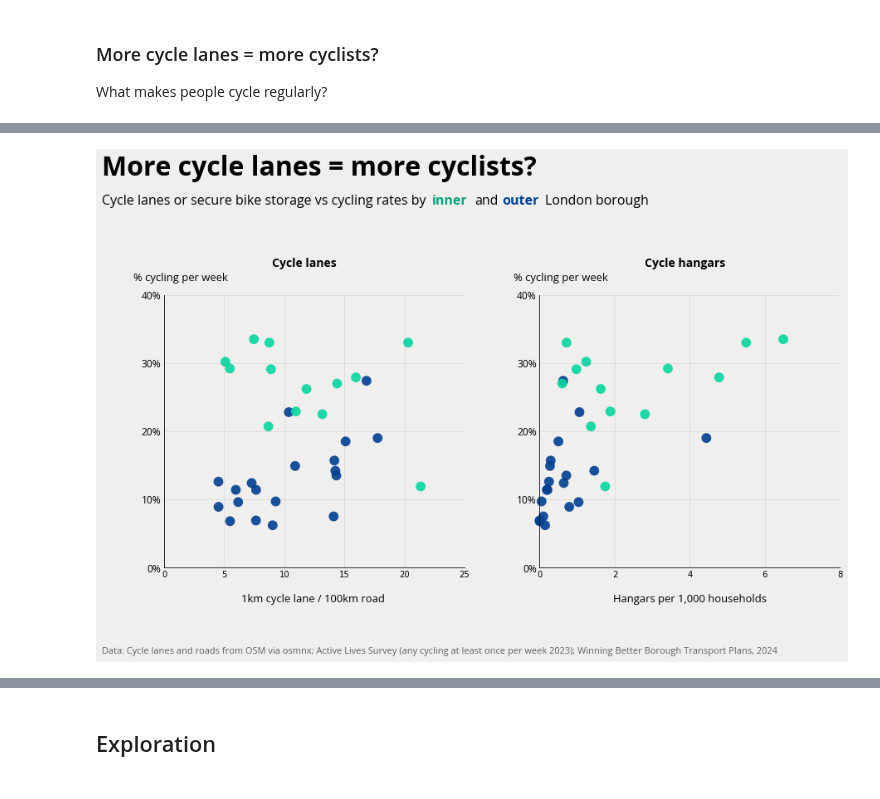
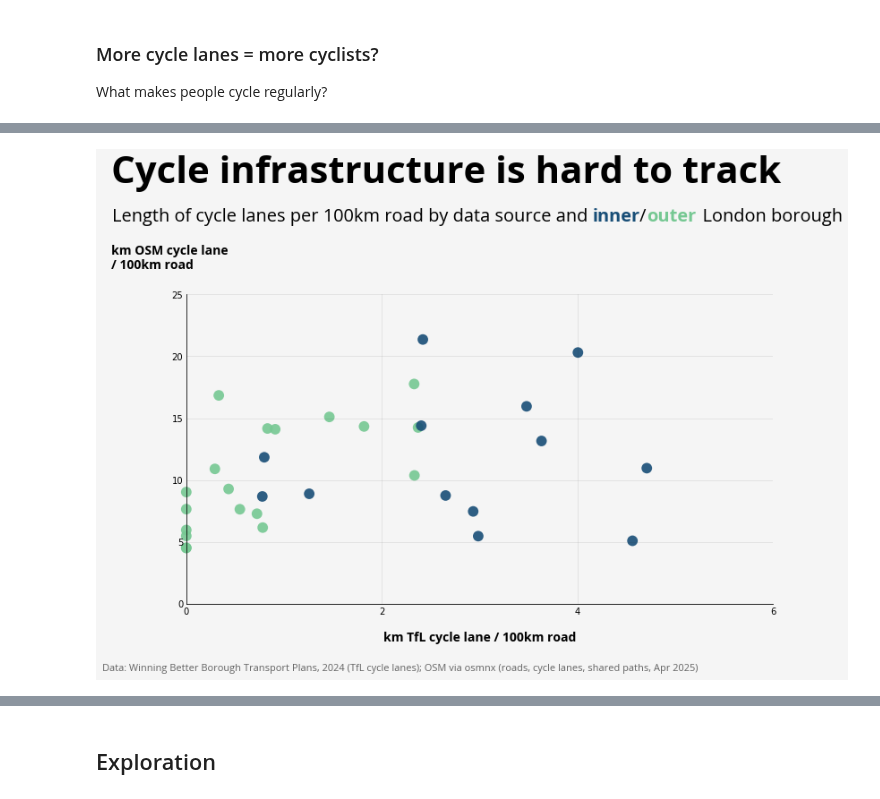
Before and after one commit to Lisa-Ho/small-data-projects, a Jupyter notebook: 2025/2504-cycling-rates-infra/cycling-rates-vs-infra.ipynb, the cells around one changed output, grey strips where cells are left out. Saved outputs shown, nothing was run; the diff lists cells and outputs as text; code cells hidden in the pictures.

Commit message:
created a couple of plots for a story

```diff
--- a/2025/2504-cycling-rates-infra/cycling-rates-vs-infra.ipynb
+++ b/2025/2504-cycling-rates-infra/cycling-rates-vs-infra.ipynb
@@ -140,7 +142,7 @@ hangar_stats.head()
 #read in each tab and merge into one table
 rates = pd.read_excel("cw0302-proportion-of-adults-that-cycle-by-frequency-purpose-and-local-authority.xlsx",
                        sheet_name="CW0302", skiprows=4)
-rates = rates[rates["ONS Code"].isin(london["GSS_CODE"])].reset_index(drop=True)
+#rates = rates[rates["ONS Code"].isin(london["GSS_CODE"])].reset_index(drop=True)
 # replace missing data
 years = ['2016', '2017', '2018','2019', '2020', '2021', '2022', '2023']
 for year in years:
@@ -231,3 +248,10 @@ gdf.head()
+# %%
+#save output file
+gdf.to_csv("gdf_for_analysis.csv", index=False)
+
+#save df output file
+df = pd.DataFrame(gdf.drop(columns="geometry"))
+df.to_csv("df_for_analysis.csv", index=False)
 # %% [markdown]
 ## Data viz
 # %%
@@ -242,8 +266,8 @@ What makes people cycle regularly?
 # %%
 #data inputs
 year = "2023"
-rates_f = filter_rates("Any", "At least once per month", year)
-data = pd.merge(gdf, rates_f, left_on="GSS_CODE", right_on="ONS Code", how="left")
+rates_f = filter_rates("Any", "At least once per week", year)
+data = pd.merge(df, rates_f, left_on="GSS_CODE", right_on="ONS Code", how="left")
 
 #fonts
 font_r = load_font(
@@ -320,65 +528,53 @@ plt.show()
 # %%
-colors = {"bg": "#F1EFEE"}
+colors = {"bg": "#F5F5F5", "inner":"#184e77", "outer":"#76c893" }
+data = df[df["nicename"]!="City"]
 
 #setup-------------------------------
-fig, axes = plt.subplots(1,2, figsize=(13,8))
-plt.subplots_adjust(hspace=0.2, wspace=0.25, left=0.08, top=0.75, bottom=0.18, right=0.95)
+fig, ax = plt.subplots(figsize=(13,8))
+plt.subplots_adjust(hspace=0.2, wspace=0.28, left=0.1, top=0.73, bottom=0.13, right=0.8)
 fig.set_facecolor(colors["bg"])
 
 #plot data ---------------------------------
-#sns.scatterplot(data=data, x="tfl_cycle_road_ratio", y=year, hue="ONS_INNER", ax=axes[0],
- #               clip_on=False)
-sns.scatterplot(data=data, x="osm_cycle_road_ratio", y=year, hue="ONS_INNER",palette=["#003F92", "#06D6A0"],
-                s=140, ax=axes[0], alpha=0.9, linewidth=0, edgecolor="black", legend=False, clip_on=False)
-sns.scatterplot(data=data, x="hangar_perk_household", y=year, hue="ONS_INNER", ax=axes[1],clip_on=False,
-                palette=["#003F92", "#06D6A0"],s=140, alpha=0.9, linewidth=0, edgecolor="black", legend=False)
+sns.scatterplot(data=data, x="tfl_cycle_road_ratio", y="osm_cycle_road_ratio", hue="ONS_INNER",
+                palette=[colors["outer"], colors["inner"]],
+                s=140, ax=ax, alpha=0.9, linewidth=0, edgecolor="black", legend=False, clip_on=False)
 
 #format axes ---------------------------------
-for ax in axes:
-    ax.set_ylim(ymin=0)
-    ax.set_xlim(xmin=0)
-    ax.set_facecolor(colors["bg"])
-    for pos in ["top", "right"]:
-        ax.spines[pos].set_visible(False)
-    ax.set_ylabel("")
-    ax.set_xlabel("")
-    ax.set_yticks([0,10,20,30,40], ["{}%".format(i) for i in [0,10,20,30,40]], fontproperties=font_r,fontsize=12)
-    ax.tick_params(axis='both', length = 0)
-    ax.grid(visible=True, axis='both', zorder=1, color = "#222222", alpha=0.1)
+ax.set_ylim(ymin=0)
+ax.set_xlim(xmin=0)
+ax.set_facecolor(colors["bg"])
+for pos in ["top", "right"]:
+    ax.spines[pos].set_visible(False)
+ax.set_ylabel("")
+ax.set_xlabel("")
+ax.set_yticks(np.arange(0,27,5), fontproperties=font_r,fontsize=12)
+ax.tick_params(axis='both', length = 0)
+ax.grid(visible=True, axis='both', zorder=1, color = "#222222", alpha=0.1)
+ax.set_xticks([0,2, 4, 6, ], fontproperties=font_r,fontsize=12)
+ax.text(ax.get_xlim()[1]/2,-3, "km TfL cycle lane / 100km road", ha="center",
+             fontproperties=font_sm,fontsize=14)
+plt.figtext(0.01,0.78,"km OSM cycle lane\n/ 100km road", ha="left",fontproperties=font_sm,fontsize=14)
 
-axes[0].set_xticks([0,5,10,15,20,25], fontproperties=font_r,fontsize=12)
-axes[1].set_xticks([0,2, 4, 6, 8], fontproperties=font_r,fontsize=12)
-axes[0].text(axes[0].get_xlim()[1]/2,-5, "1km cycle lane / 100km road ", ha="center",
-             fontproperties=font_r,fontsize=13)
-axes[1].text(axes[1].get_xlim()[1]/2,-5, "Hangars per 1,000 households", ha="center",
-             fontproperties=font_r,fontsize=13)
-plt.figtext(0.04,0.78,"% cycling per week" ,ha="left",fontproperties=font_r,fontsize=13)
-plt.figtext(0.53,0.78,"% cycling per week" ,ha="left",fontproperties=font_r,fontsize=13)
 
-#grid titles
-plt.figtext(0.04+0.22,0.81,"Cycle lanes", ha="center",fontproperties=font_sm, fontsize=14)
-plt.figtext(0.53+0.22,0.81,"Cycle hangars", ha="center",fontproperties=font_sm, fontsize=14)
+#Title, footer, notes --------------------------------
+plt.figtext(0.01,1.0, "Cycle infrastructure is hard to track", fontproperties=font_sm, va='top',
+            fontsize=42, linespacing=1.3)
+plt.figtext(0.0111,0.88, "Length of cycle lanes per 100km road by data source and           /            London borough",
+            fontproperties=font_r, va='center', fontsize=20)
+plt.figtext(0.585,0.88, "inner", color=colors["inner"],
+            fontproperties = font_sm, fontsize=20, ha="left", va='center',)
+plt.figtext(0.65,0.88, "outer", color=colors["outer"],
+            fontproperties = font_sm, fontsize=20, ha="left", va='center',)
 
-#title and footer
-plt.figtext(0.,1, "More cycle lanes = more cyclists?", fontproperties = font_sm, fontsize=32, ha="left")
-plt.figtext(0,0.94, "Cycle lanes or secure bike storage vs cycling rates by",
-            fontproperties = font_r, fontsize=16, ha="left")
-plt.figtext(0.425,0.94, "inner", color="#04A67C",
-            fontproperties = font_sm, fontsize=16, ha="left")
-plt.figtext(0.48,0.94, "and", color="black",
-            fontproperties = font_r, fontsize=16, ha="left")
-plt.figtext(0.515,0.94, "outer", color="#003F92",
-            fontproperties = font_sm, fontsize=16, ha="left")
-plt.figtext(0.57,0.94, "London borough", color="black",
-            fontproperties = font_r, fontsize=16, ha="left")
-plt.figtext(0.0,0.0, "Data: Cycle lanes and roads from OSM via osmnx; Active Lives Survey (any cycling at least once per week 2023); Winning Better Borough Transport Plans, 2024",
+plt.figtext(0.0,0.0, "Data: Winning Better Borough Transport Plans, 2024 (TfL cycle lanes); OSM via osmnx (roads, cycle lanes, shared paths, Apr 2025)",
             fontsize=11,
             ha="left", alpha=0.6, fontproperties=font_r,)
 
-
-#save
+#save -------------------------------------
+plt.savefig("2_cycle_infra_difference.png", bbox_inches='tight', transparent=False,
+             pad_inches=1, dpi=120)
 
 
 plt.show()
 # %% [output]
-[figure, old version]
+[figure, new version]
```
Also changed, not shown: parts of 16 cells of this notebook, 2 other files.
